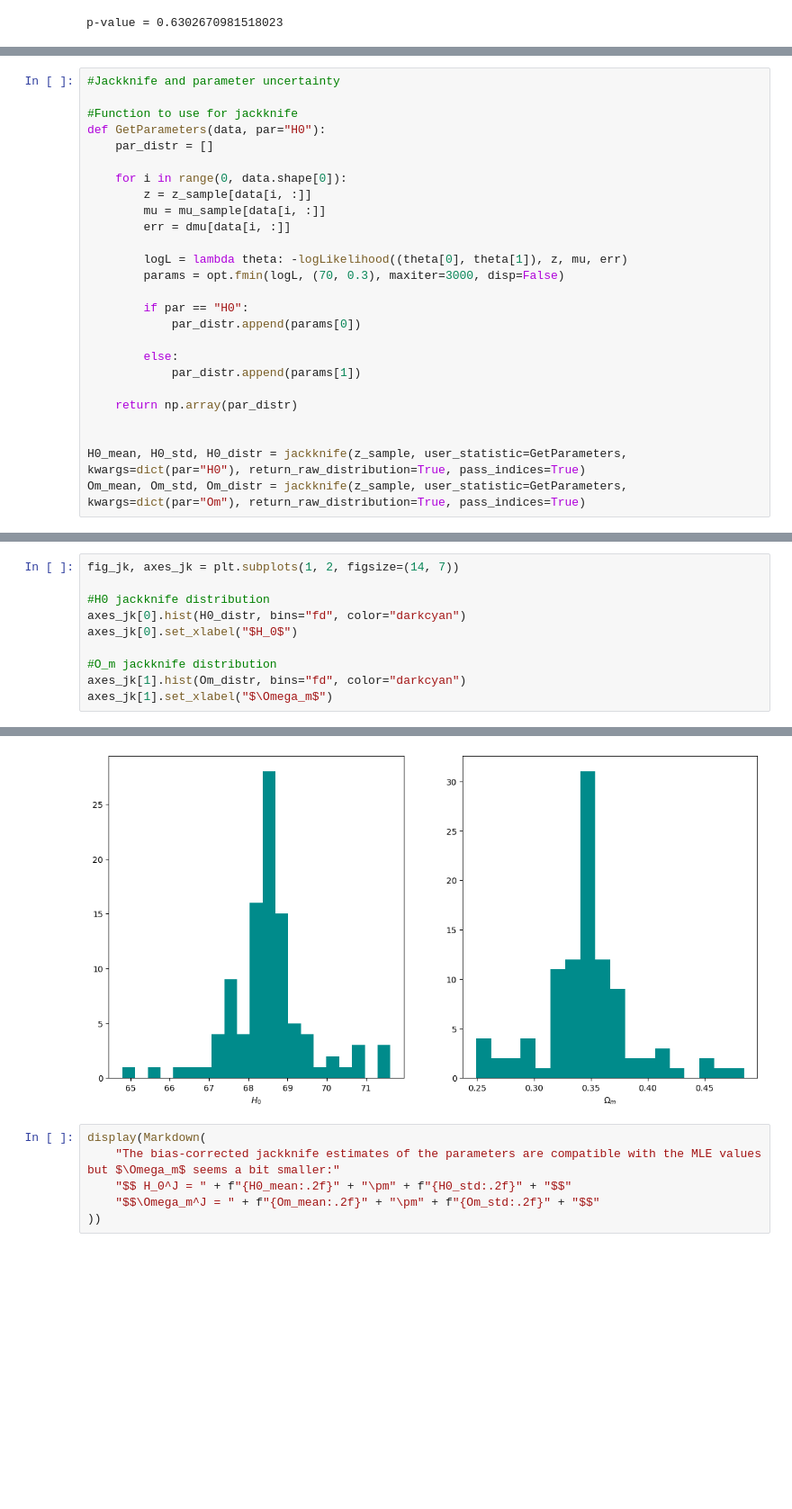
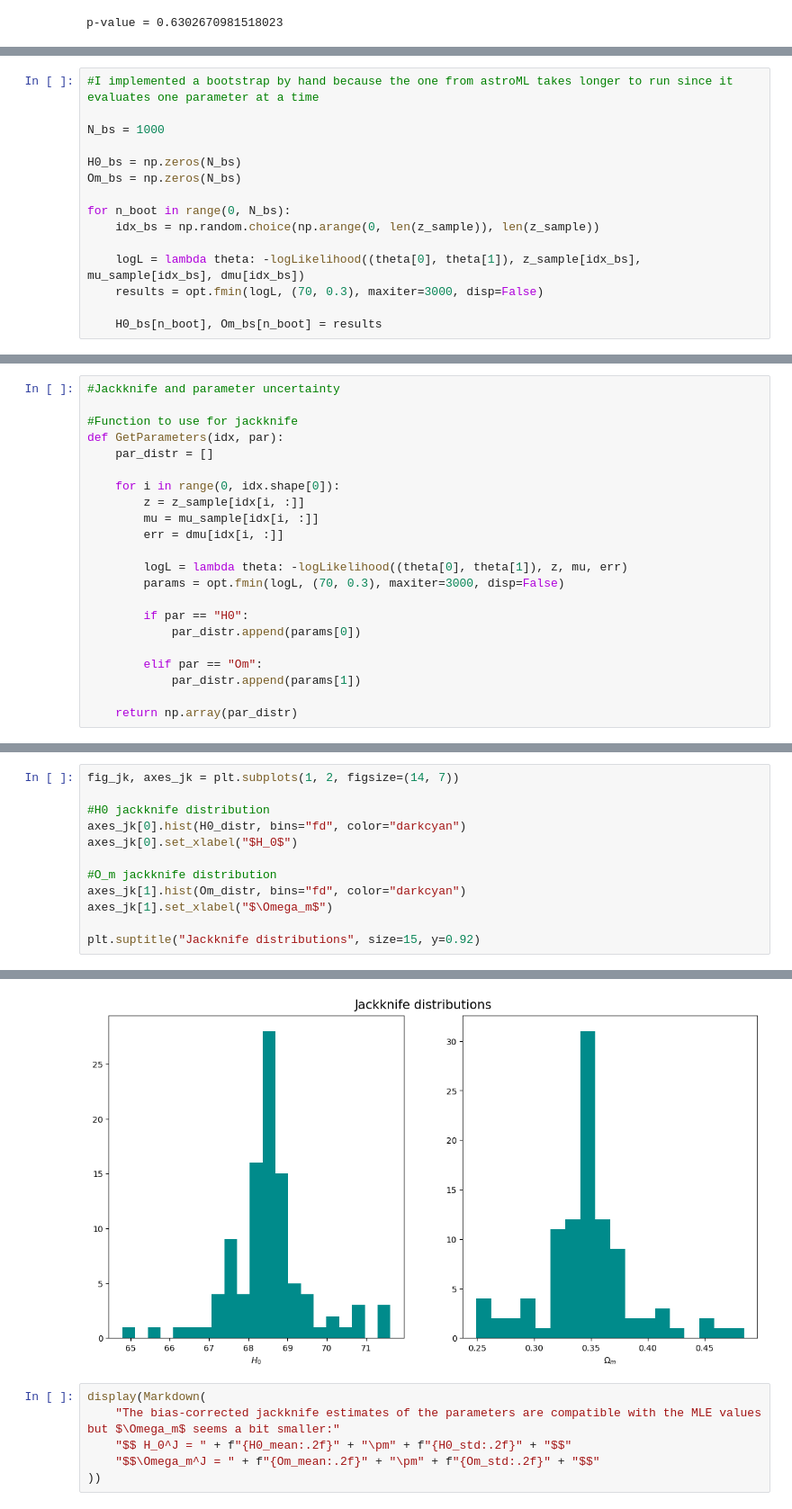
Before and after one commit to Giovanni-Ferron/astrostatistics_bicocca_2024, a Jupyter notebook: working/ex_L18.ipynb, the cells around one changed output, grey strips where cells are left out. Shown at 90% size. Cells and saved outputs as stored; diff of their text form; blank space fills up the shorter version.

```diff
--- a/working/ex_L18.ipynb
+++ b/working/ex_L18.ipynb
@@ -200,0 +212,15 @@ p-value = 0.6302670981518023
+# %%
+#I implemented a bootstrap by hand because the one from astroML takes longer to run since it evaluates one parameter at a time
+
+N_bs = 1000
+
+H0_bs = np.zeros(N_bs)
+Om_bs = np.zeros(N_bs)
+
+for n_boot in range(0, N_bs):
+    idx_bs = np.random.choice(np.arange(0, len(z_sample)), len(z_sample))
+
+    logL = lambda theta: -logLikelihood((theta[0], theta[1]), z_sample[idx_bs], mu_sample[idx_bs], dmu[idx_bs])
+    results = opt.fmin(logL, (70, 0.3), maxiter=3000, disp=False)
+
+    H0_bs[n_boot], Om_bs[n_boot] = results
@@ -202,13 +254,13 @@ p-value = 0.6302670981518023
 #Jackknife and parameter uncertainty
 
 #Function to use for jackknife
-def GetParameters(data, par="H0"):
+def GetParameters(idx, par):
     par_distr = []
 
-    for i in range(0, data.shape[0]):
-        z = z_sample[data[i, :]]
-        mu = mu_sample[data[i, :]]
-        err = dmu[data[i, :]]
+    for i in range(0, idx.shape[0]):
+        z = z_sample[idx[i, :]]
+        mu = mu_sample[idx[i, :]]
+        err = dmu[idx[i, :]]
 
         logL = lambda theta: -logLikelihood((theta[0], theta[1]), z, mu, err)
         params = opt.fmin(logL, (70, 0.3), maxiter=3000, disp=False)
@@ -216,11 +268,7 @@ def GetParameters(data, par="H0"):
         if par == "H0":
             par_distr.append(params[0])
 
-        else:
+        elif par == "Om":
             par_distr.append(params[1])
 
     return np.array(par_distr)
-
-
-H0_mean, H0_std, H0_distr = jackknife(z_sample, user_statistic=GetParameters, kwargs=dict(par="H0"), return_raw_distribution=True, pass_indices=True)
-Om_mean, Om_std, Om_distr = jackknife(z_sample, user_statistic=GetParameters, kwargs=dict(par="Om"), return_raw_distribution=True, pass_indices=True)
@@ -234,4 +285,6 @@ axes_jk[0].set_xlabel("$H_0$")
 #O_m jackknife distribution
 axes_jk[1].hist(Om_distr, bins="fd", color="darkcyan")
 axes_jk[1].set_xlabel("$\Omega_m$")
+
+plt.suptitle("Jackknife distributions", size=15, y=0.92)
 # %% [output]
@@ -239,4 +292,4 @@ Text(0.5, 0, '$\\Omega_m$')
-[figure, old version]
+[figure, new version]
 # %%
 display(Markdown(
     "The bias-corrected jackknife estimates of the parameters are compatible with the MLE values but $\Omega_m$ seems a bit smaller:"
```
Also changed, not shown: parts of 13 cells of this notebook.
